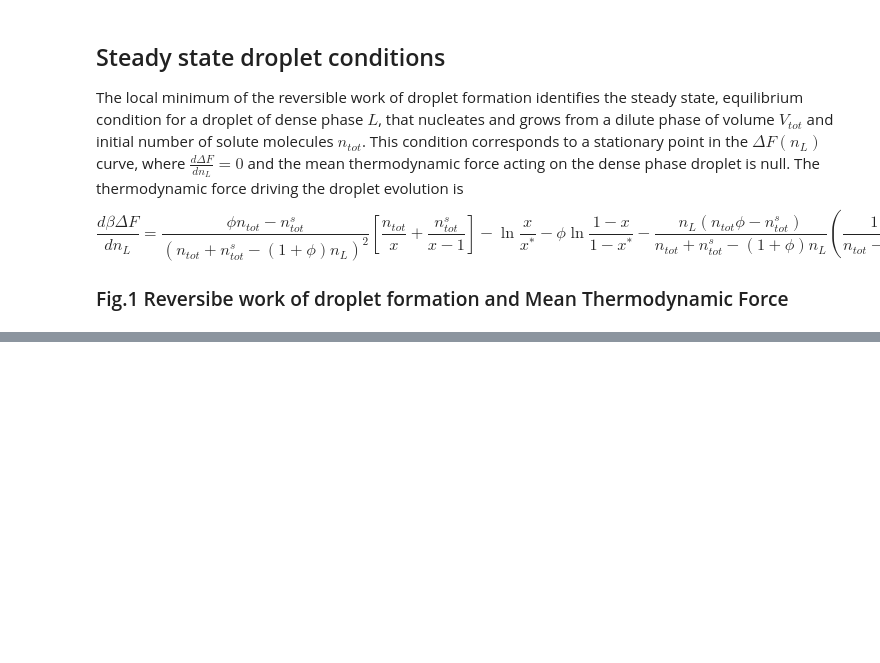
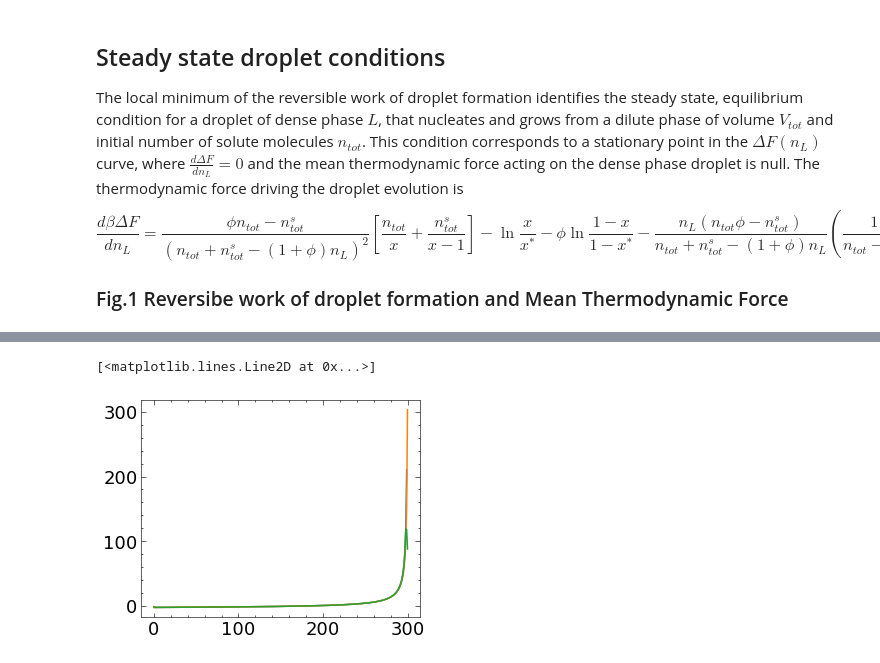
Before and after one commit to aaronrfinney/droplet-analysis, a Jupyter notebook: LLPS_CaCO3.ipynb, the cells around one changed output, grey strips where cells are left out. Saved outputs shown, nothing was run; the diff lists cells and outputs as text; code cells hidden in the pictures; blank space fills up the shorter version.

```diff
--- a/LLPS_CaCO3.ipynb
+++ b/LLPS_CaCO3.ipynb
@@ -167,0 +248,15 @@ plt.savefig('FES_and_dFdnL', dpi=600, bbox_inches='tight')
+# %%
+
+f2 =-nL*(np.log(X(nL,ntot,phi,nstot)/xstar))-nL*phi*np.log((1-X(nL,ntot,phi,nstot))/(1-xstar))
+d2 = -np.log(X(nL,ntot,phi,nstot)/xstar)-phi*np.log((1-X(nL,ntot,phi,nstot)/(1-xstar))) -nL*(ntot*phi-nstot)/Nltot(nL,ntot,phi,nstot)*(1/(ntot-nL)-phi/(nstot-phi*nL))
+dn2 = signal.savgol_filter(f2, window_length=5, polyorder=1, mode="nearest", deriv=1)
+dn2f = np.diff(f2)/dx
+
+plt.plot(nL[:-1],dn2f)
+plt.plot(nL[:],d2[:])
+plt.plot(nL[:],dn2[:])
+#plt.xlim([0,50])
+#plt.ylim([-10,0])
+# %% [output]
+[<matplotlib.lines.Line2D at 0x...>]
+[figure, added]
```
Also changed, not shown: parts of 10 cells of this notebook.
